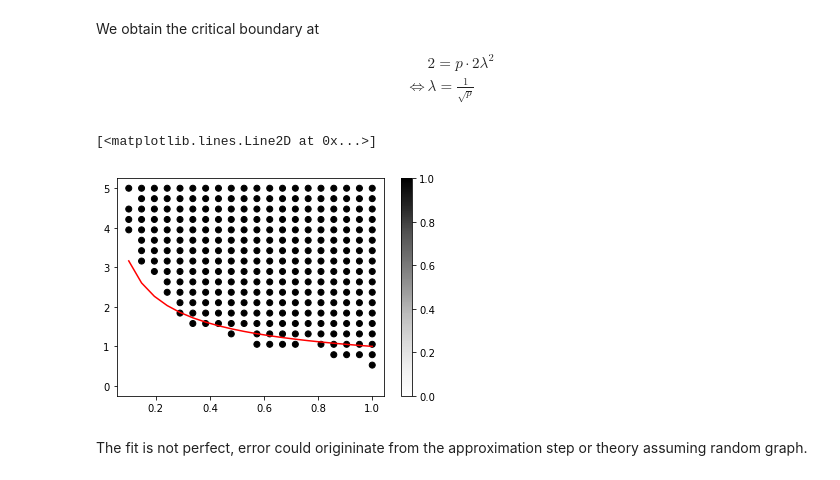
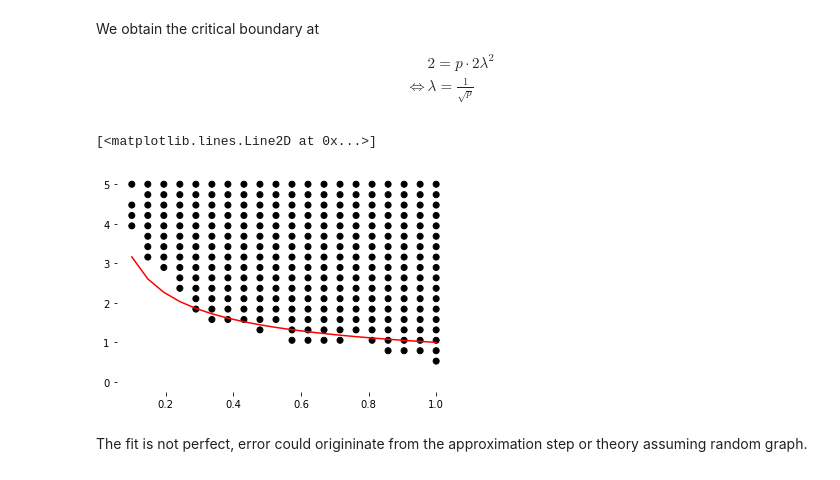
Before and after one commit to advancedchimp/bushfire_percolation, a Jupyter notebook: Percolation.ipynb, the cells around one changed output. Cells and saved outputs as stored; diff of their text form; code cells hidden in the pictures.

```diff
--- a/Percolation.ipynb
+++ b/Percolation.ipynb
@@ -504,20 +470,25 @@ We obtain the critical boundary at
 & 2 = p \cdot 2 \lambda^2 \\
 \Leftrightarrow & \lambda = \frac{1}{\sqrt{p}}
 \end{align*}
-# %%
-# plot results
-
-plt.subplots()
-plt.scatter('p', 'lambda', c='crossing', data=df2, cmap='Greys')
-plt.colorbar()
-
-# plot 1/sqrt(x), boundary predicted by theory
-X = np.linspace(0.1, 1, 20)
-Y = [1/np.sqrt(x) for x in X]
-
-plt.plot(X, Y, color='r')
-# %% [output]
-[<matplotlib.lines.Line2D at 0x...>]
-[figure, removed]
+# %%
+# plot results
+
+
+fig, ax = plt.subplots()
+
+for side in ['top', 'bottom', 'left', 'right']:
+    ax.spines[side].set_visible(False)
+
+
+plt.scatter('p', 'lambda', c='crossing', data=df2, cmap='Greys')
+
+# plot 1/sqrt(x), boundary predicted by theory
+X = np.linspace(0.1, 1, 20)
+Y = [1/np.sqrt(x) for x in X]
+
+plt.plot(X, Y, color='r')
+# %% [output]
+[<matplotlib.lines.Line2D at 0x...>]
+[figure, added]
 # %% [markdown]
 The fit is not perfect, error could origininate from the approximation step or theory assuming random graph.
```
Also changed, not shown: parts of 8 cells of this notebook.
